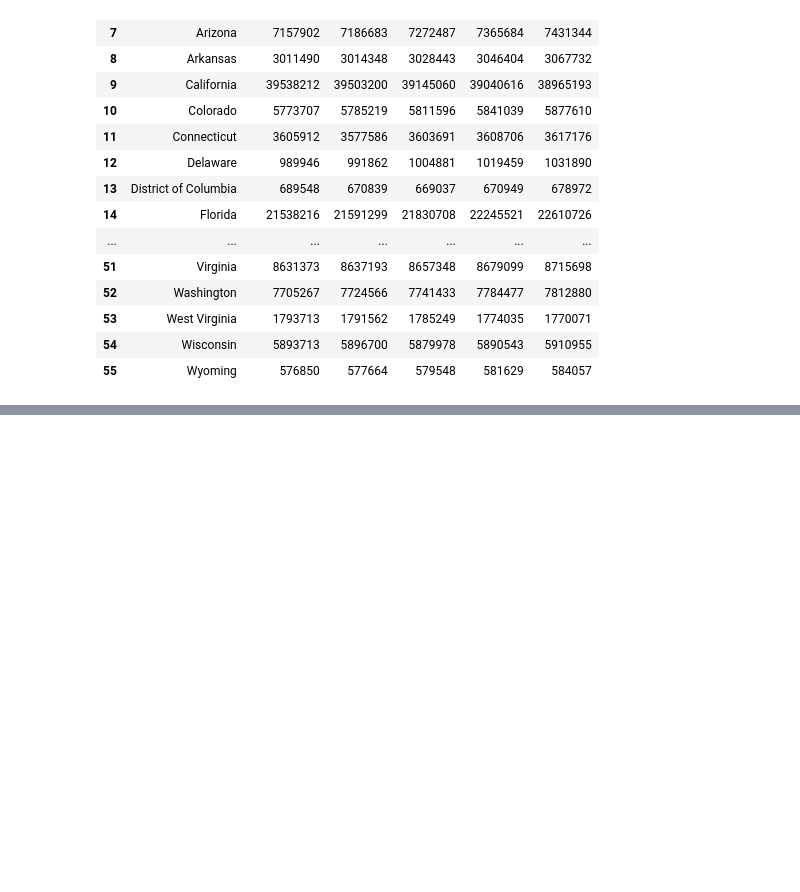
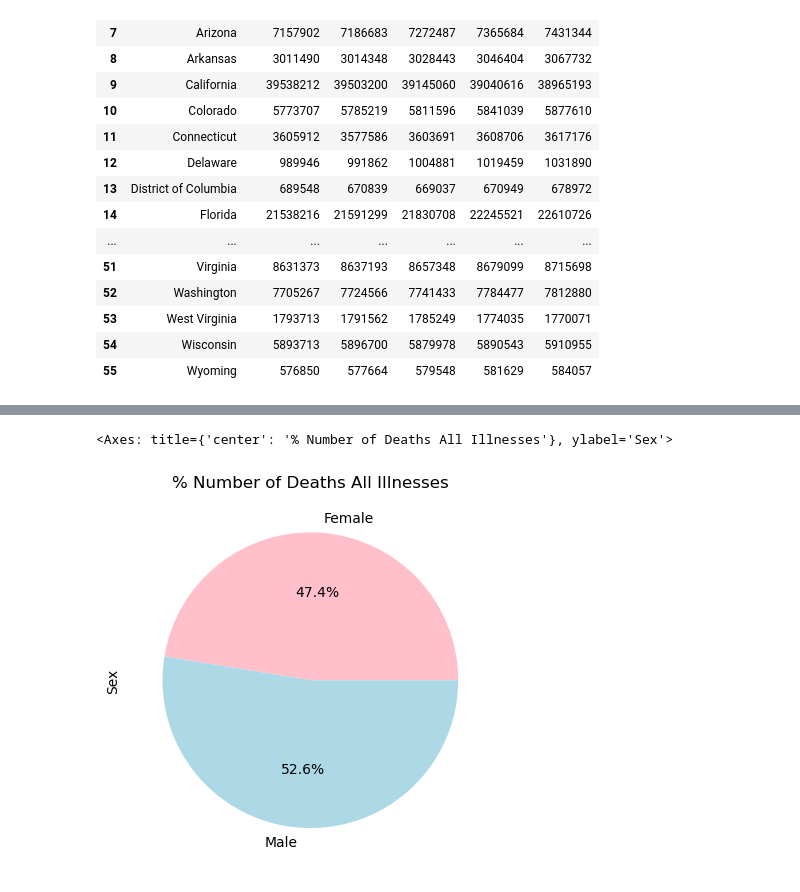
Before and after one commit to Bgrlgymnast/project-3-data-ethics-group4, a Jupyter notebook: Team4-COVID.ipynb, the cells around one changed output, grey strips where cells are left out. Saved outputs shown, nothing was run; the diff lists cells and outputs as text; code cells hidden in the pictures; blank space fills up the shorter version.

Commit message:
updated code, built pie chart

```diff
--- a/Team4-COVID.ipynb
+++ b/Team4-COVID.ipynb
@@ -106,3 +115,7 @@ sex_us
 | 48 | 2023-09-27 | By Total | United States | Female | 65-74 years | 104724 | 1058157 | 112200 | ... |
 | 49 | 2023-09-27 | By Total | United States | Female | 75-84 years | 132132 | 1457972 | 137670 | ... |
 | 50 | 2023-09-27 | By Total | United States | Female | 85 years and over | 174243 | 2124213 | 158333 | ... |
+# %%
+us_sex_all =sex_us.iloc[[0,17], [0,1,2,3,4,5,6,7,8]].copy()
+us_sex_all=pd.DataFrame(us_sex_all)
+us_sex_all
@@ -261,0 +285,6 @@ sex_us.to_csv("us_sex_totals.csv", encoding="utf8", index=False)
+# %%
+sex_count = us_sex_all.groupby("Sex")["Total Deaths"].sum()
+sex_count.plot(kind="pie", autopct="%1.1f%%", ylabel="Sex", title="% Number of Deaths All Illnesses", colors=["Pink","Lightblue"])
+# %% [output]
+<Axes: title={'center': '% Number of Deaths All Illnesses'}, ylabel='Sex'>
+[figure, added]
```
Also changed, not shown: parts of 3 cells of this notebook, 1 other file.
